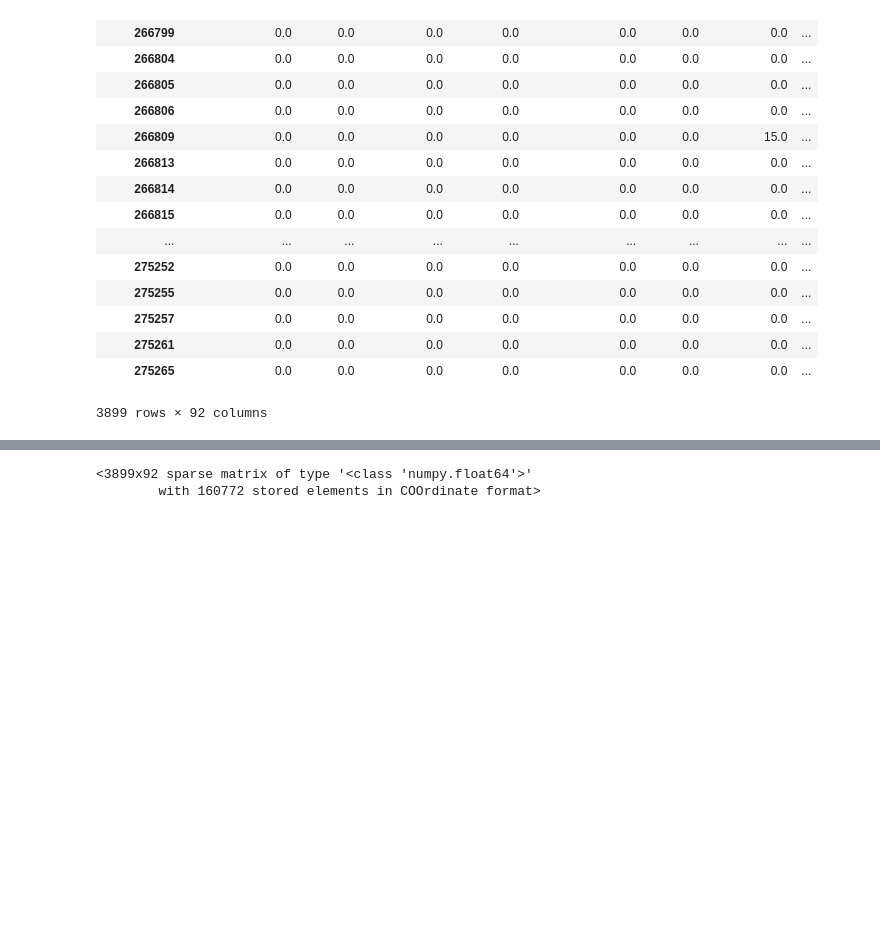
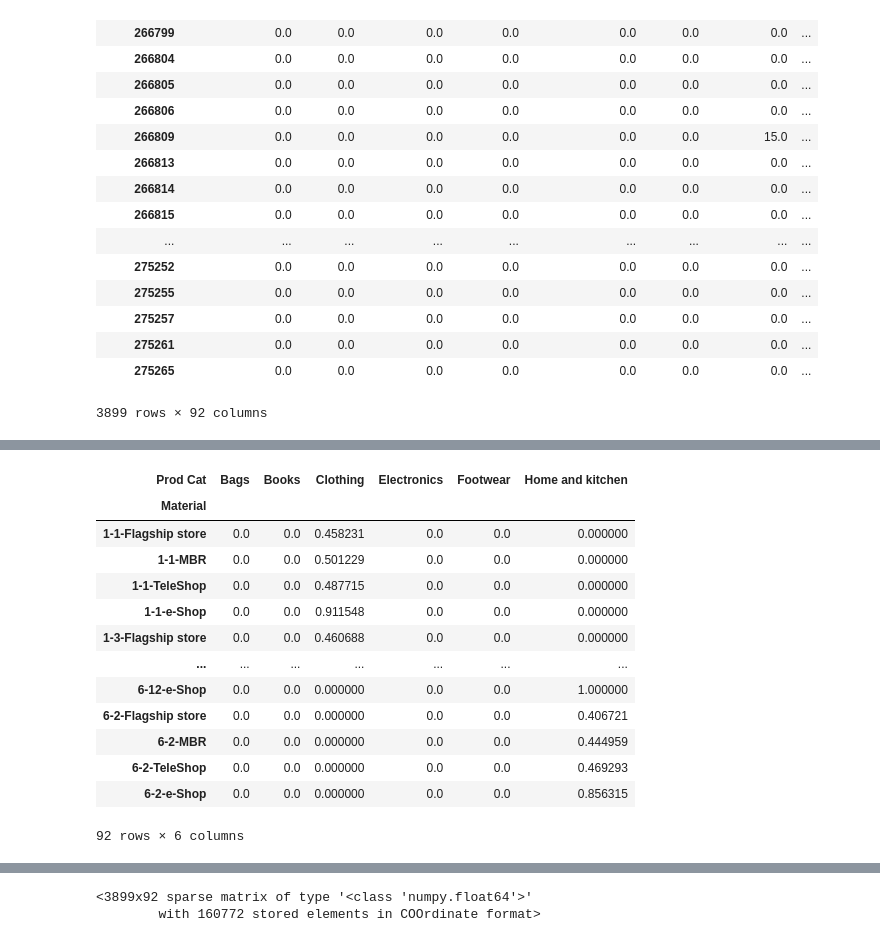
Before and after one commit to Meiker28/Recommendation-System, a Jupyter notebook: Recommendation Engine.ipynb, the cells around one changed output, grey strips where cells are left out. Cells and saved outputs as stored; diff of their text form; code cells hidden in the pictures; blank space fills up the shorter version.

```diff
--- a/Recommendation Engine.ipynb
+++ b/Recommendation Engine.ipynb
@@ -543,0 +700,25 @@ item_category_scaled.columns = item_category.columns
+# %%
+
+# Scaled value of the item categories
+minmaxscaler = preprocessing.MinMaxScaler()
+item_category_scaled = minmaxscaler.fit_transform(item_category)
+item_category_scaled = pd.DataFrame(item_category_scaled)
+item_category_scaled.index = item_category.index
+item_category_scaled.columns = item_category.columns
+
+item_category_scaled
+# %% [output]
+| Prod Cat | Bags | Books | Clothing | Electronics | Footwear | Home and kitchen |
+| Material |  |  |  |  |  |  |
+| 1-1-Flagship store | 0.0 | 0.0 | 0.458231 | 0.0 | 0.0 | 0.000000 |
+| 1-1-MBR | 0.0 | 0.0 | 0.501229 | 0.0 | 0.0 | 0.000000 |
+| 1-1-TeleShop | 0.0 | 0.0 | 0.487715 | 0.0 | 0.0 | 0.000000 |
+| 1-1-e-Shop | 0.0 | 0.0 | 0.911548 | 0.0 | 0.0 | 0.000000 |
+| 1-3-Flagship store | 0.0 | 0.0 | 0.460688 | 0.0 | 0.0 | 0.000000 |
+| ... | ... | ... | ... | ... | ... | ... |
+| 6-12-e-Shop | 0.0 | 0.0 | 0.000000 | 0.0 | 0.0 | 1.000000 |
+| 6-2-Flagship store | 0.0 | 0.0 | 0.000000 | 0.0 | 0.0 | 0.406721 |
+| 6-2-MBR | 0.0 | 0.0 | 0.000000 | 0.0 | 0.0 | 0.444959 |
+| 6-2-TeleShop | 0.0 | 0.0 | 0.000000 | 0.0 | 0.0 | 0.469293 |
+| 6-2-e-Shop | 0.0 | 0.0 | 0.000000 | 0.0 | 0.0 | 0.856315 |
+92 rows × 6 columns
```
Also changed, not shown: parts of 34 cells of this notebook.
